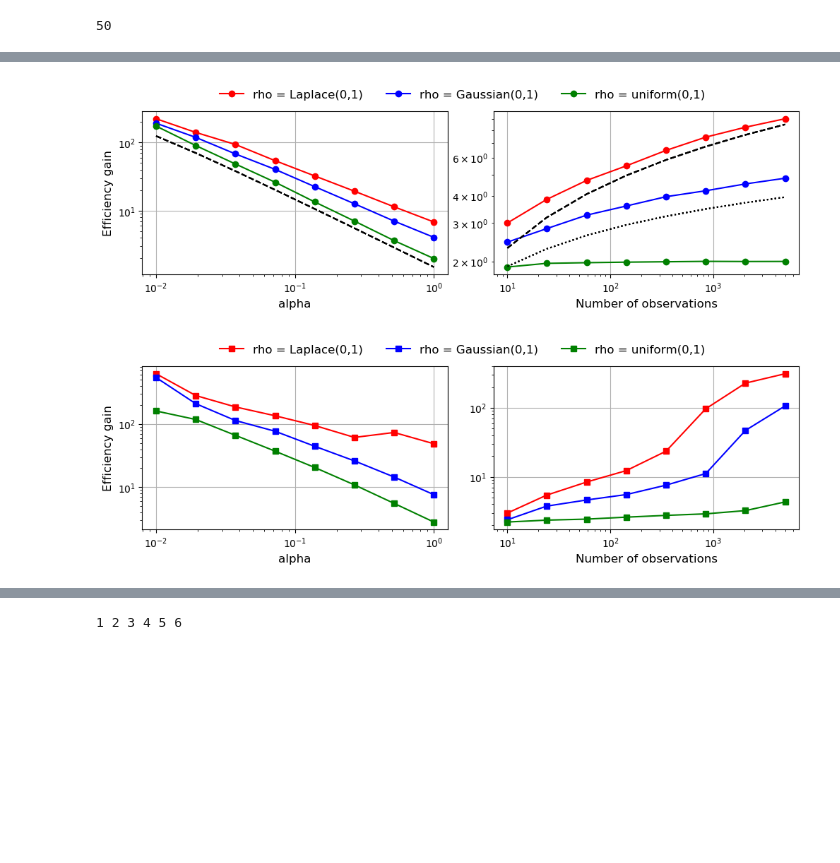
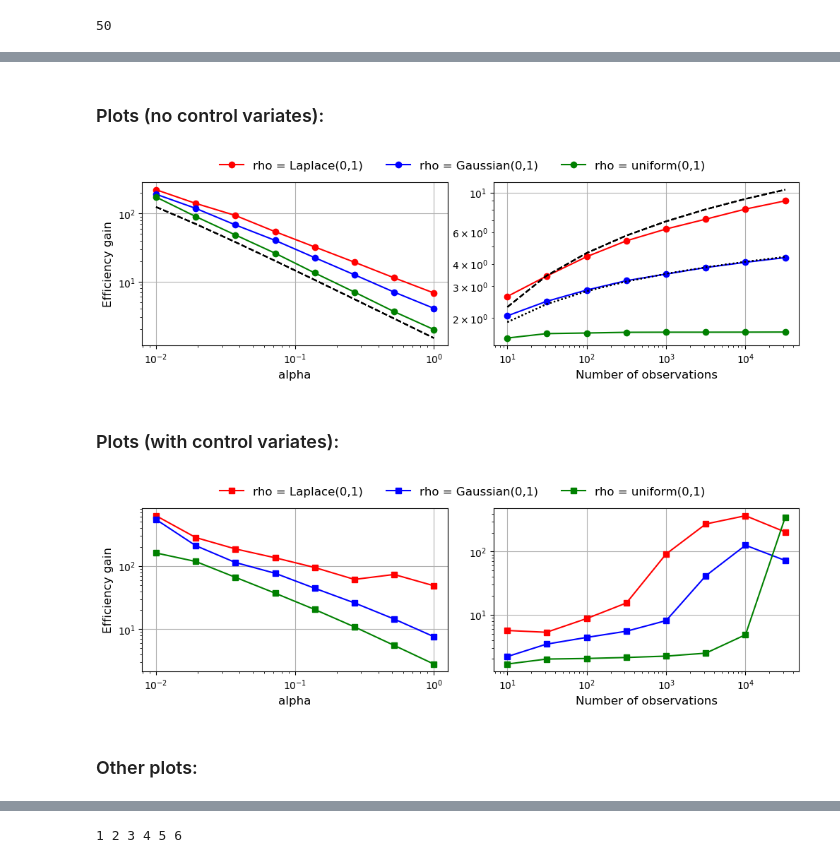
Before and after one commit to deborsheesen/PDMP_SS, a Jupyter notebook: plots_revision.ipynb, the cells around one changed output, grey strips where cells are left out. Drawn from its saved outputs; the diff is of its cells as text; code cells hidden in the pictures; blank space fills up the shorter version.

```diff
--- a/plots_revision.ipynb
+++ b/plots_revision.ipynb
@@ -105,22 +86,23 @@ end
+# %% [markdown]
+### Plots (no control variates):
 # %%
 fig = figure("pyplot_subplot_mixed", figsize=(12,3))
 subplot(121)
 to_plot = zeros(size(bts_pX,1),2,3)
 for i in 1:size(to_plot,1)
     for j in 1:3
-        a, b = bts_pX[i,:,3,j,1]./bts_pX[i,:,1,j,1], bts_pX[i,:,4,j,1]./bts_pX[i,:,2,j,1]
+        a, b = bts_pX[i,:,3,j]./bts_pX[i,:,1,j], bts_pX[i,:,4,j]./bts_pX[i,:,2,j]
         to_plot[i,1,j] = mean(a[a.<Inf])
         to_plot[i,2,j] = mean(b[b.<Inf])
     end
 end
-k = 1
+
 colours = ["red", "blue", "green"]
 pX_list = logspace(-2,0,8)
-Nobs_list = repeat([500], length(pX_list))
+Nobs = 500
 for (j,cov_dist) in enumerate(cov_dists)
     plot(pX_list, to_plot[:,1,j], "o-", color=colours[j], label="rho = "*cov_dist*"(0,1)")
-    plot(pX_list, 1.5*pX_list.*Nobs_list./(1+pX_list.*Nobs_list)./pX_list, "--", color="black")
-#     plot(pX_list, to_plot[:,2,j], "s-", color=colours[j], label="cov_dist:"cov_dist*"; CV true")
+    plot(pX_list, 1.5*pX_list*Nobs./(1+pX_list*Nobs)./pX_list, "--", color="black")
     xlabel("alpha", fontsize=12)
     ylabel("Efficiency gain", fontsize=12)
     grid(true)
@@ -128,29 +110,27 @@ for (j,cov_dist) in enumerate(cov_dists)
     yscale("log")
 end
 legend(frameon=false, ncol=4,bbox_to_anchor=(0.22, 1.2), loc=2, fontsize=12)
+
 subplot(122)
-k = 1
-colours = ["red", "blue", "green"]
-Nobs_list = Int.(floor.(logspace(1,log(10,5e3),8)))
+Nobs_list = Int.(floor.(logspace(1,4.5,8)))
 p1 = log.(Nobs_list)
 p2 = sqrt.(log.(Nobs_list.^2./(2*pi*log.(Nobs_list.^2/(2*pi))))).*(1+1./log.(Nobs_list))
 
 for (j,cov_dist) in enumerate(cov_dists)
-    plot(Nobs_list, mean(bts_Nobs[:,:,3,j,k]./bts_Nobs[:,:,1,j,k],2), "o-",
-         color=colours[j])
+    plot(Nobs_list, mean(bts_Nobs[:,:,3,j]./bts_Nobs[:,:,1,j],2), "o-", color=colours[j])
     plot(Nobs_list, p1, "k--")
     plot(Nobs_list, p2, "k:")
-#     plot(Nobs_list, mean(bts_Nobs[:,:,4,j]./bts_Nobs[:,:,2,j],2), "s-",
-#          color=colours[j], label="cov_dist:"cov_dist*"; CV true")
     xlabel("Number of observations", fontsize=12)
     grid(true)
     xscale("log")
     yscale("log")
 end
 subplots_adjust(wspace=0.15)
-savefig("plots/scaling_bounds_noCV.pdf", format="pdf", dpi=10000, bbox_inches="tight");
+# savefig("plots/scaling_bounds_noCV.pdf", format="pdf", dpi=10000, bbox_inches="tight");
 # %% [output]
-[figure, old version]
+[figure, new version]
+# %% [markdown]
+### Plots (with control variates):
 # %%
 fig = figure("pyplot_subplot_mixed", figsize=(12,3))
 subplot(121)
@@ -161,39 +141,50 @@ for i in 1:size(to_plot,1)
         to_plot[i,1,j] = mean(a[a.<Inf])
         to_plot[i,2,j] = mean(b[b.<Inf])
     end
 end
-k = 1
 colours = ["red", "blue", "green"]
 pX_list = logspace(-2,0,8)
 Nobs_list = repeat([500], length(pX_list))
 for (j,cov_dist) in enumerate(cov_dists)
     plot(pX_list, to_plot[:,2,j], "s-", color=colours[j], label="rho = "cov_dist*"(0,1)")
     xlabel("alpha", fontsize=12)
     ylabel("Efficiency gain", fontsize=12)
     grid(true)
     xscale("log")
     yscale("log")
 end
 legend(frameon=false, ncol=4,bbox_to_anchor=(0.22, 1.2), loc=2, fontsize=12)
 subplot(122)
 k = 1
 colours = ["red", "blue", "green"]
-Nobs_list = Int.(floor.(logspace(1,log(10,5e3),8)))
+Nobs_list = Int.(floor.(logspace(1,4.5,8)))
 p1 = log.(Nobs_list)
 p2 = sqrt.(log.(Nobs_list.^2./(2*pi*log.(Nobs_list.^2/(2*pi))))).*(1+1./log.(Nobs_list))
 
+to_plot = zeros(size(bts_Nobs,1),2,3)
+for i in 1:size(to_plot,1)
+    for j in 1:3
+        a, b = bts_Nobs[i,:,3,j,1]./bts_Nobs[i,:,1,j,1], bts_Nobs[i,:,4,j,1]./bts_Nobs[i,:,2,j,1]
+        to_plot[i,1,j] = mean(a[a.<Inf])
+        to_plot[i,2,j] = mean(b[b.<Inf])
+    end
+end
+
 for (j,cov_dist) in enumerate(cov_dists)
-    plot(Nobs_list, mean(bts_Nobs[:,:,4,j]./bts_Nobs[:,:,2,j],2), "s-",
-         color=colours[j], label="cov_dist:"cov_dist)
+#     plot(Nobs_list, mean(bts_Nobs[:,:,4,j]./bts_Nobs[:,:,2,j],2), "s-",
+#          color=colours[j], label="cov_dist:"cov_dist)
+    plot(Nobs_list, to_plot[:,2,j], "s-", color=colours[j])
     xlabel("Number of observations", fontsize=12)
     grid(true)
     xscale("log")
     yscale("log")
 end
 subplots_adjust(wspace=0.15)
-savefig("plots/scaling_bounds_CV.pdf", format="pdf", dpi=10000, bbox_inches="tight");
+# savefig("plots/scaling_bounds_CV.pdf", format="pdf", dpi=10000, bbox_inches="tight");
 # %% [output]
-[figure, old version]
+[figure, new version]
+# %% [markdown]
+### Other plots:
 # %%
 ZZ_weigh_noCV_xi_skel =
 load("/xtmp/PDMP_data/no_preconditioning/ZZ_weighted_noCV_skeleton.jld",
```
Also changed, not shown: parts of 11 cells of this notebook, 6 other files.
